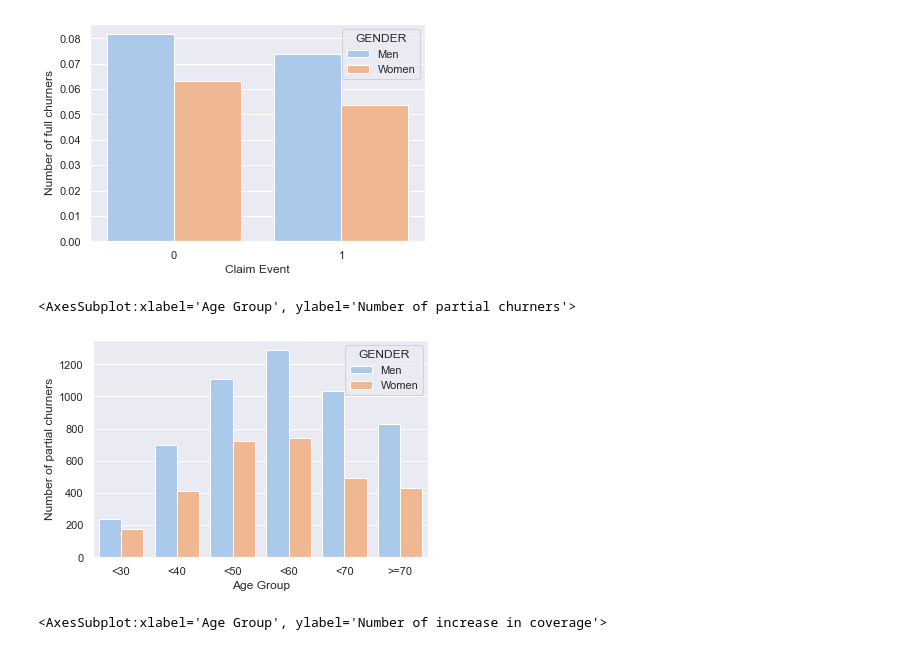
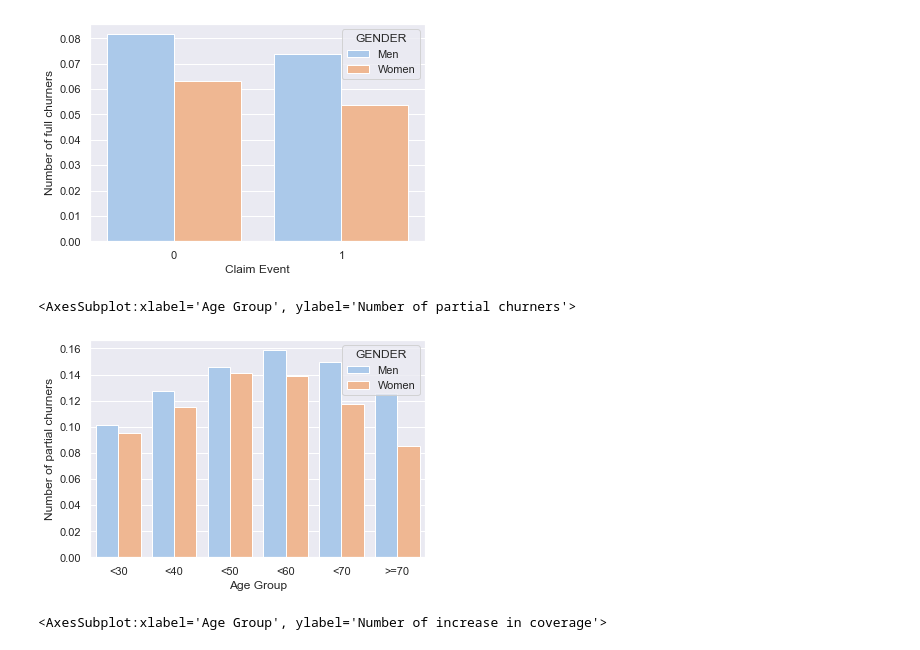
Before and after one commit to sondreid/BAN427, a Jupyter notebook: ban427.ipynb, the cells around one changed output. Drawn from its saved outputs; the diff is of its cells as text; code cells hidden in the pictures.

```diff
--- a/ban427.ipynb
+++ b/ban427.ipynb
@@ -255,14 +259,14 @@ bar_plot(hist_df_full_claim_event, "CLAIM_EVENT_BEFORE_TIME1", 'WOMAN', 'FULL_CH
 [figure]
 # %%
 # PARTIAL CHURNERS
-hist_df_partial_churn = df.loc[:,['PARTIAL_CHURN','AGE_GROUP', 'WOMAN']].groupby(by = ["AGE_GROUP", 'WOMAN']).sum()
+hist_df_partial_churn = df.loc[:,['PARTIAL_CHURN','AGE_GROUP', 'WOMAN']].groupby(by = ["AGE_GROUP", 'WOMAN']).mean()
 hist_df_partial_churn.index.name = 'AGE_GROUP'
 hist_df_partial_churn.reset_index(inplace=True)
 
 # Partial plot
 bar_plot(hist_df_partial_churn, "AGE_GROUP", 'WOMAN', 'PARTIAL_CHURN', 'GENDER', 'Men', 'Women', 'Age Group', 'Number of partial churners' )
 # %% [output]
 <AxesSubplot:xlabel='Age Group', ylabel='Number of partial churners'>
-[figure, old version]
+[figure, new version]
 # %%
 # MORE SALE
```
Also changed, not shown: parts of 8 cells of this notebook, 5 other files.
